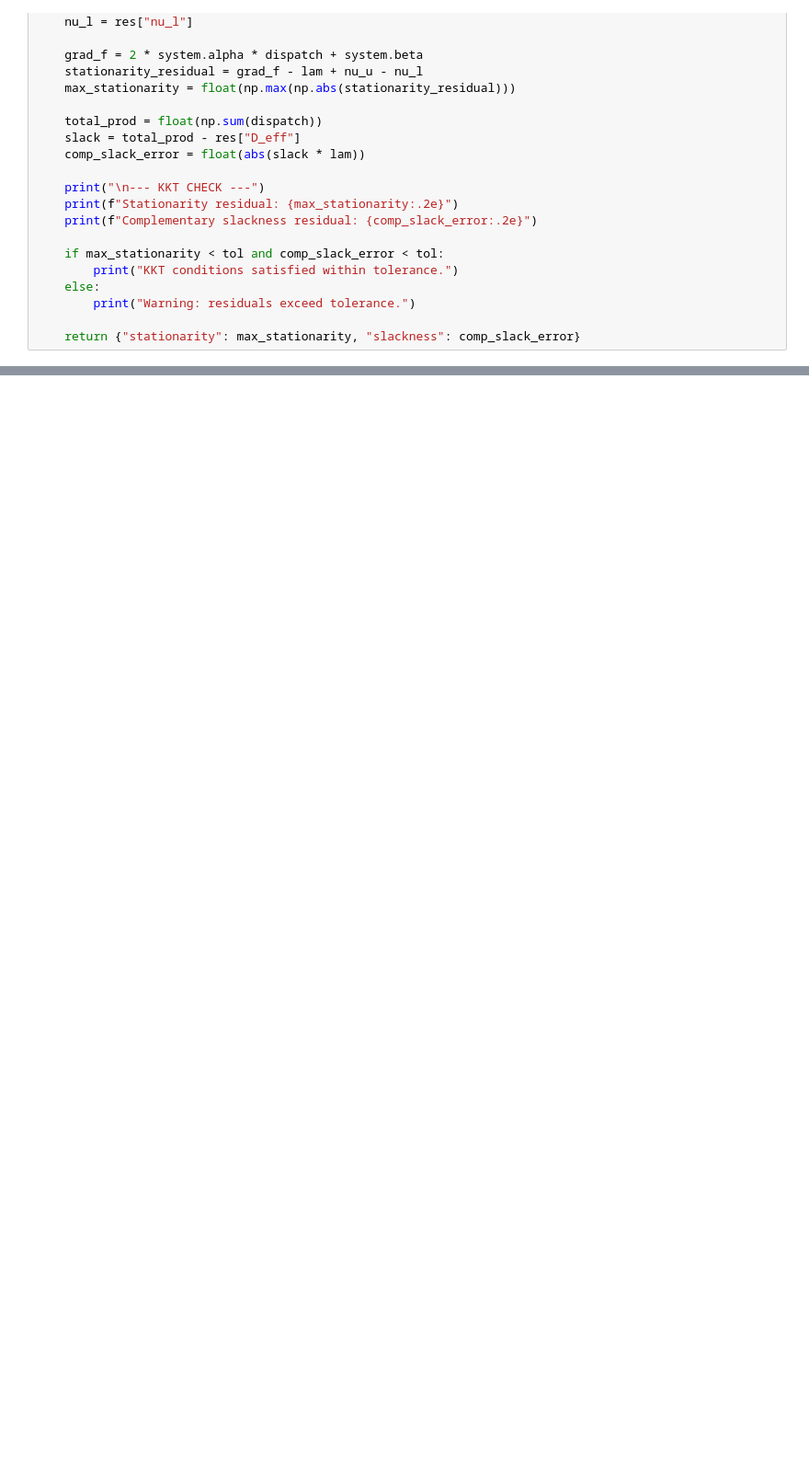
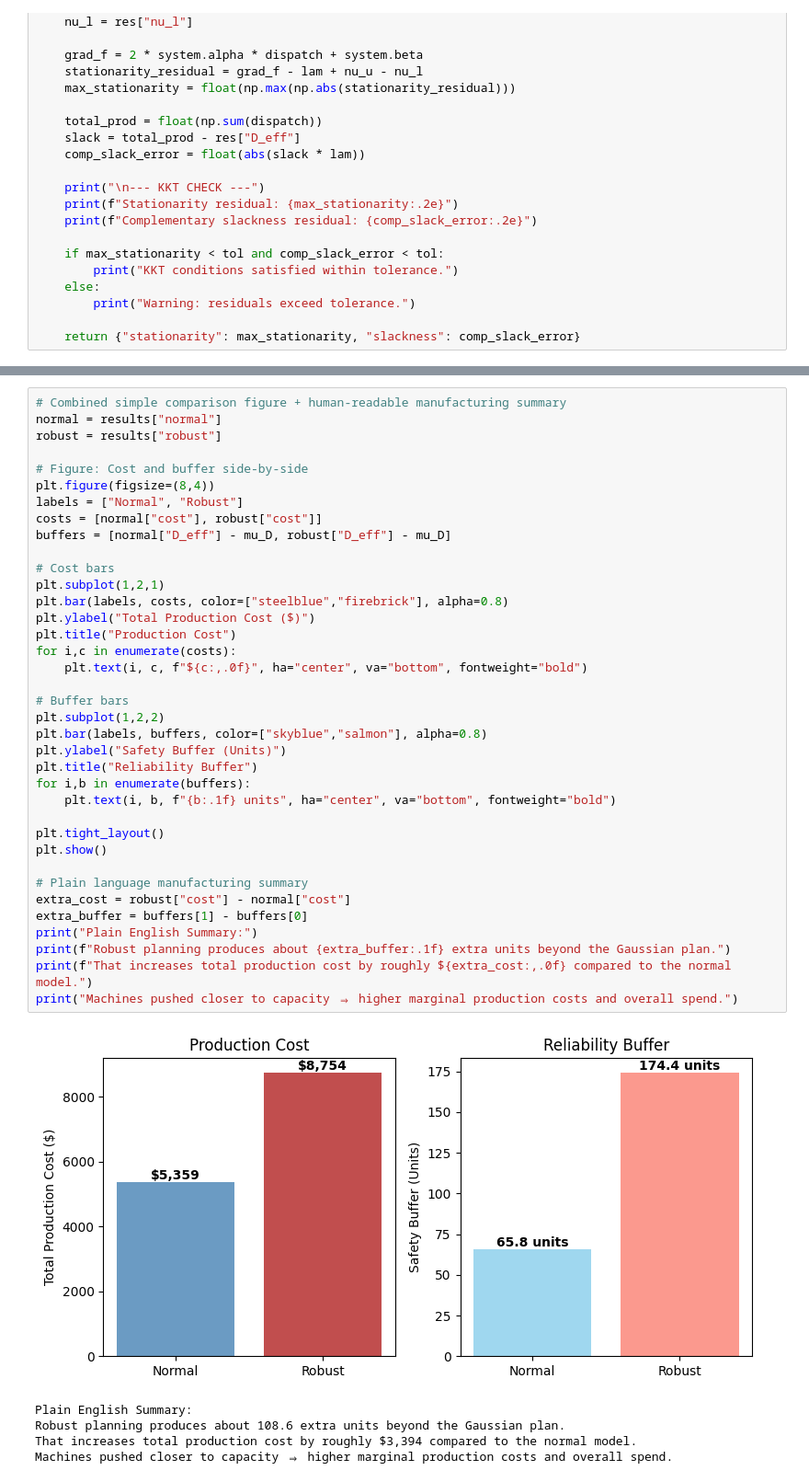
Before and after one commit to vishal36-pop/opti-project-draft, a Jupyter notebook: Opit_explained_dt 21st.ipynb, the cells around one changed output, grey strips where cells are left out. Shown at 92% size. Drawn from its saved outputs; the diff is of its cells as text; blank space fills up the shorter version.

```diff
--- a/Opit_explained_dt 21st.ipynb
+++ b/Opit_explained_dt 21st.ipynb
@@ -415,0 +399,43 @@ plot_dashboard(system, results, mu_D)
+# %%
+# Combined simple comparison figure + human-readable manufacturing summary
+normal = results["normal"]
+robust = results["robust"]
+
+# Figure: Cost and buffer side-by-side
+plt.figure(figsize=(8,4))
+labels = ["Normal", "Robust"]
+costs = [normal["cost"], robust["cost"]]
+buffers = [normal["D_eff"] - mu_D, robust["D_eff"] - mu_D]
+
+# Cost bars
+plt.subplot(1,2,1)
+plt.bar(labels, costs, color=["steelblue","firebrick"], alpha=0.8)
+plt.ylabel("Total Production Cost ($)")
+plt.title("Production Cost")
+for i,c in enumerate(costs):
+    plt.text(i, c, f"${c:,.0f}", ha="center", va="bottom", fontweight="bold")
+
+# Buffer bars
+plt.subplot(1,2,2)
+plt.bar(labels, buffers, color=["skyblue","salmon"], alpha=0.8)
+plt.ylabel("Safety Buffer (Units)")
+plt.title("Reliability Buffer")
+for i,b in enumerate(buffers):
+    plt.text(i, b, f"{b:.1f} units", ha="center", va="bottom", fontweight="bold")
+
+plt.tight_layout()
+plt.show()
+
+# Plain language manufacturing summary
+extra_cost = robust["cost"] - normal["cost"]
+extra_buffer = buffers[1] - buffers[0]
+print("Plain English Summary:")
+print(f"Robust planning produces about {extra_buffer:.1f} extra units beyond the Gaussian plan.")
+print(f"That increases total production cost by roughly ${extra_cost:,.0f} compared to the normal model.")
+print("Machines pushed closer to capacity ⇒ higher marginal production costs and overall spend.")
+# %% [output]
+[figure, added]
+Plain English Summary:
+Robust planning produces about 108.6 extra units beyond the Gaussian plan.
+That increases total production cost by roughly $3,394 compared to the normal model.
+Machines pushed closer to capacity ⇒ higher marginal production costs and overall spend.
```
Also changed, not shown: parts of 25 cells of this notebook.
